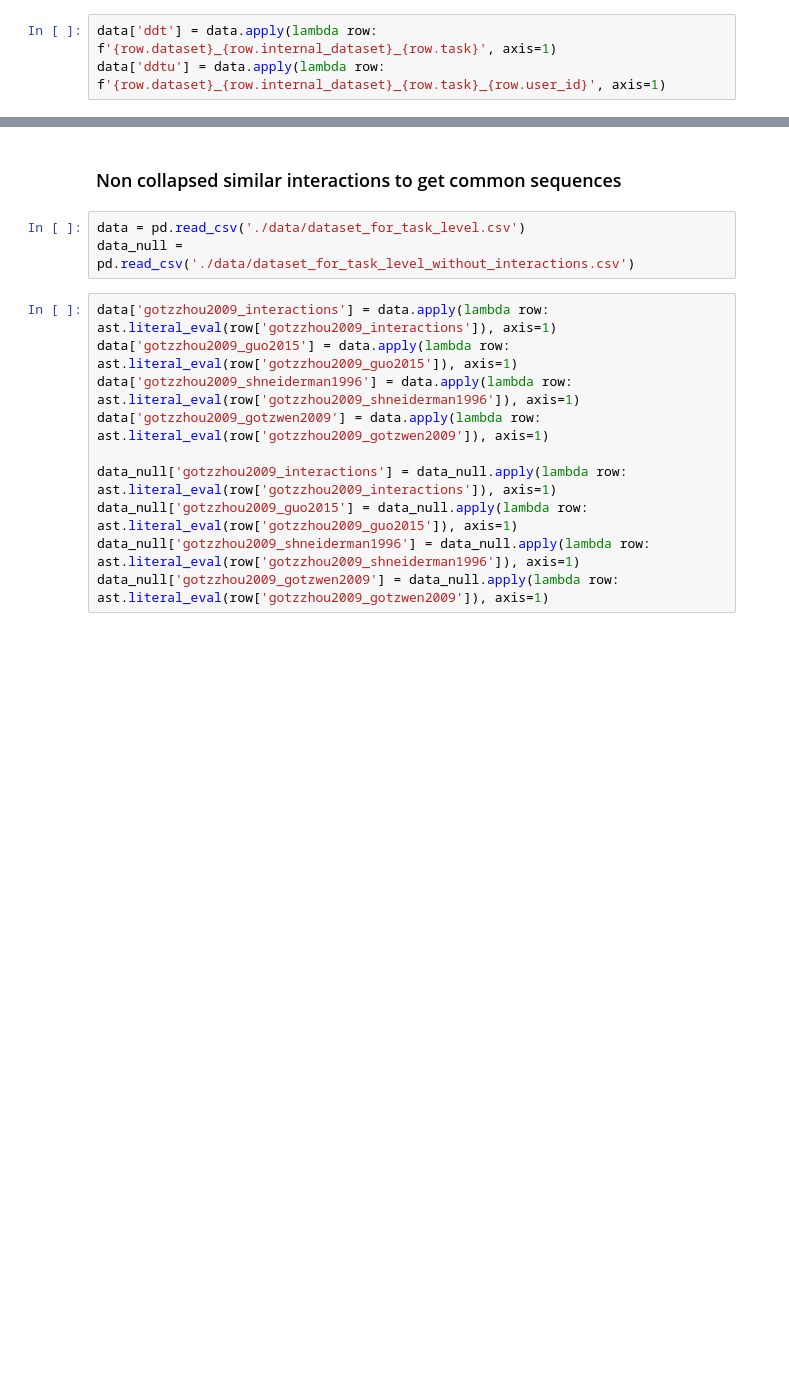
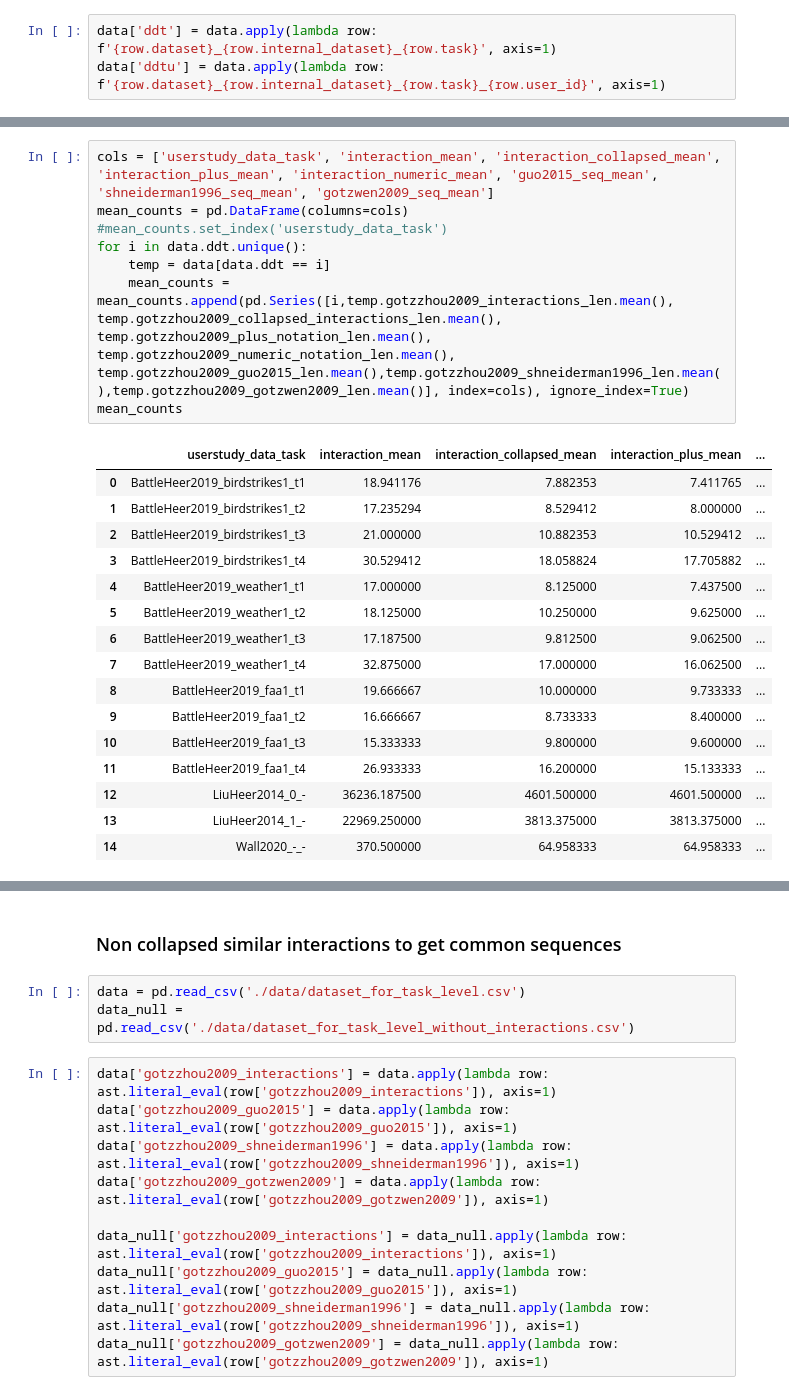
Before and after one commit to sneha-gathani/Taxonomies-Mappings, a Jupyter notebook: notebooks/clustering_interactions.ipynb, the cells around one changed output, grey strips where cells are left out. Saved outputs shown, nothing was run; the diff lists cells and outputs as text; blank space fills up the shorter version.

```diff
--- a/notebooks/clustering_interactions.ipynb
+++ b/notebooks/clustering_interactions.ipynb
@@ -43,0 +55,25 @@ data
+# %%
+cols = ['userstudy_data_task', 'interaction_mean', 'interaction_collapsed_mean', 'interaction_plus_mean', 'interaction_numeric_mean', 'guo2015_seq_mean', 'shneiderman1996_seq_mean', 'gotzwen2009_seq_mean']
+mean_counts = pd.DataFrame(columns=cols)
+#mean_counts.set_index('userstudy_data_task')
+for i in data.ddt.unique():
+    temp = data[data.ddt == i]
+    mean_counts = mean_counts.append(pd.Series([i,temp.gotzzhou2009_interactions_len.mean(), temp.gotzzhou2009_collapsed_interactions_len.mean(), temp.gotzzhou2009_plus_notation_len.mean(), temp.gotzzhou2009_numeric_notation_len.mean(), temp.gotzzhou2009_guo2015_len.mean(),temp.gotzzhou2009_shneiderman1996_len.mean(),temp.gotzzhou2009_gotzwen2009_len.mean()], index=cols), ignore_index=True)
+mean_counts
+# %% [output]
+|  | userstudy_data_task | interaction_mean | interaction_collapsed_mean | interaction_plus_mean | ... |
+| 0 | BattleHeer2019_birdstrikes1_t1 | 18.941176 | 7.882353 | 7.411765 | ... |
+| 1 | BattleHeer2019_birdstrikes1_t2 | 17.235294 | 8.529412 | 8.000000 | ... |
+| 2 | BattleHeer2019_birdstrikes1_t3 | 21.000000 | 10.882353 | 10.529412 | ... |
+| 3 | BattleHeer2019_birdstrikes1_t4 | 30.529412 | 18.058824 | 17.705882 | ... |
+| 4 | BattleHeer2019_weather1_t1 | 17.000000 | 8.125000 | 7.437500 | ... |
+| 5 | BattleHeer2019_weather1_t2 | 18.125000 | 10.250000 | 9.625000 | ... |
+| 6 | BattleHeer2019_weather1_t3 | 17.187500 | 9.812500 | 9.062500 | ... |
+| 7 | BattleHeer2019_weather1_t4 | 32.875000 | 17.000000 | 16.062500 | ... |
+| 8 | BattleHeer2019_faa1_t1 | 19.666667 | 10.000000 | 9.733333 | ... |
+| 9 | BattleHeer2019_faa1_t2 | 16.666667 | 8.733333 | 8.400000 | ... |
+| 10 | BattleHeer2019_faa1_t3 | 15.333333 | 9.800000 | 9.600000 | ... |
+| 11 | BattleHeer2019_faa1_t4 | 26.933333 | 16.200000 | 15.133333 | ... |
+| 12 | LiuHeer2014_0_- | 36236.187500 | 4601.500000 | 4601.500000 | ... |
+| 13 | LiuHeer2014_1_- | 22969.250000 | 3813.375000 | 3813.375000 | ... |
+| 14 | Wall2020_-_- | 370.500000 | 64.958333 | 64.958333 | ... |
```
Also changed, not shown: parts of 34 cells of this notebook, 14 other files.
